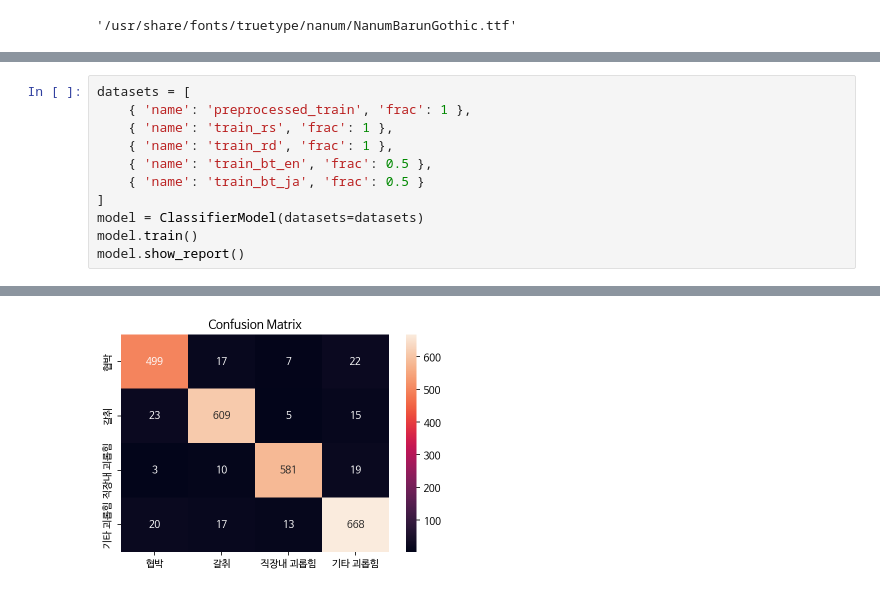
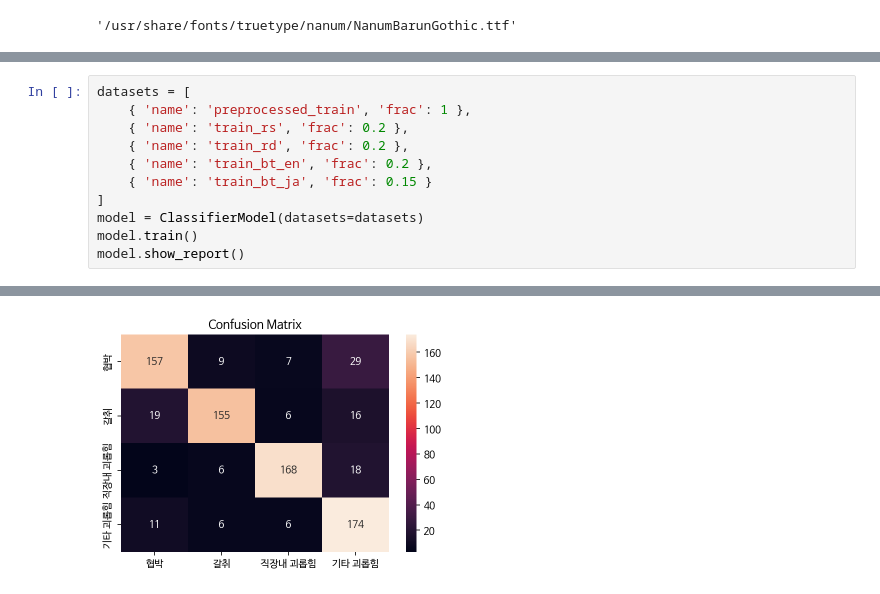
Before and after one commit to aiffel-online4-nlp-kimNlim/DLthon, a Jupyter notebook: notebooks/kyeonghun/base_model_aug_data_2.ipynb, the cells around one changed output, grey strips where cells are left out. Saved outputs shown, nothing was run; the diff lists cells and outputs as text.

```diff
--- a/notebooks/kyeonghun/base_model_aug_data_2.ipynb
+++ b/notebooks/kyeonghun/base_model_aug_data_2.ipynb
@@ -430,10 +455,10 @@ weighted f1 : 0.89976694743344
 # %%
 datasets = [
     { 'name': 'preprocessed_train', 'frac': 1 },
-    { 'name': 'train_rs', 'frac': 1 },
-    { 'name': 'train_rd', 'frac': 1 },
-    { 'name': 'train_bt_en', 'frac': 0.5 },
-    { 'name': 'train_bt_ja', 'frac': 0.5 }
+    { 'name': 'train_rs', 'frac': 0.2 },
+    { 'name': 'train_rd', 'frac': 0.2 },
+    { 'name': 'train_bt_en', 'frac': 0.2 },
+    { 'name': 'train_bt_ja', 'frac': 0.15 }
 ]
 model = ClassifierModel(datasets=datasets)
 model.train()
@@ -459 +484 @@ weighted f1 : 0.9323932759661526
-[figure, old version]
+[figure, new version]
```
Also changed, not shown: parts of 11 cells of this notebook, 5 other files.
